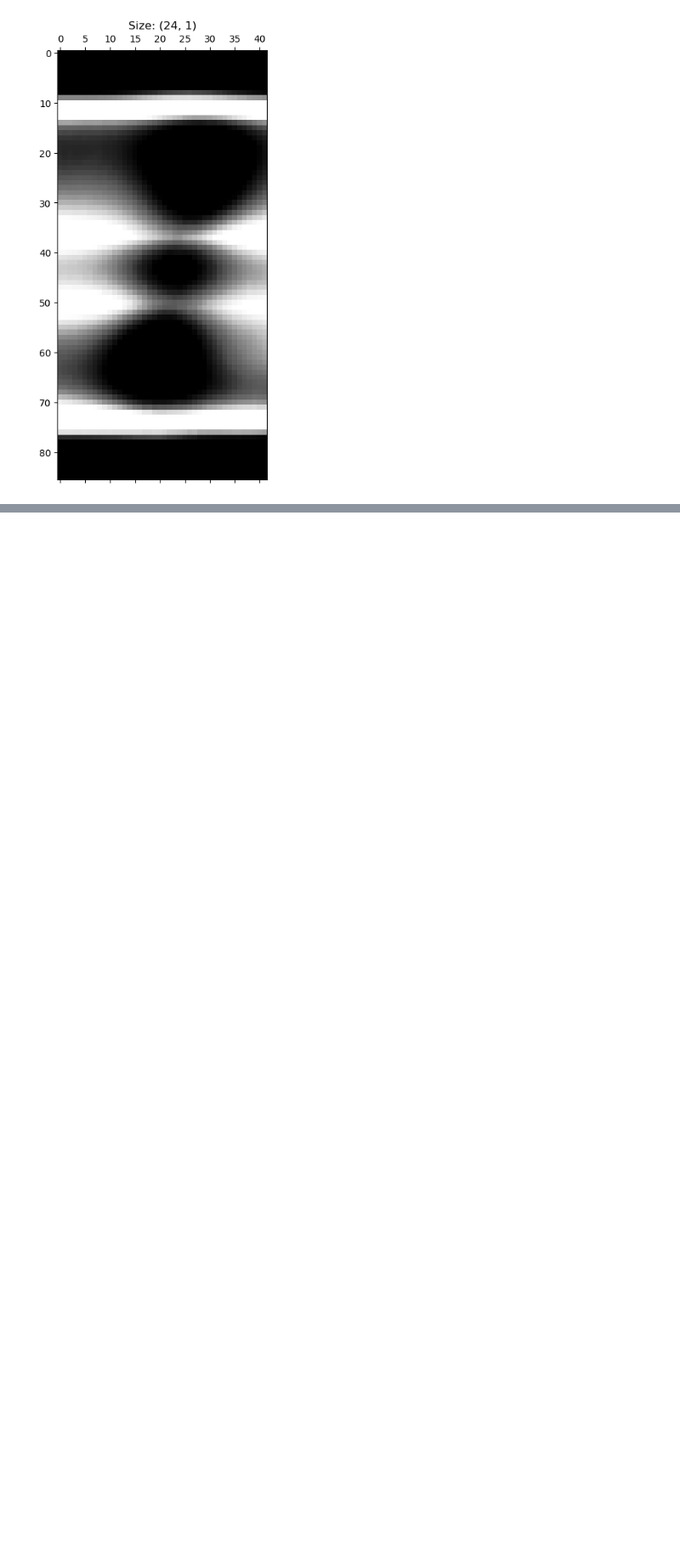
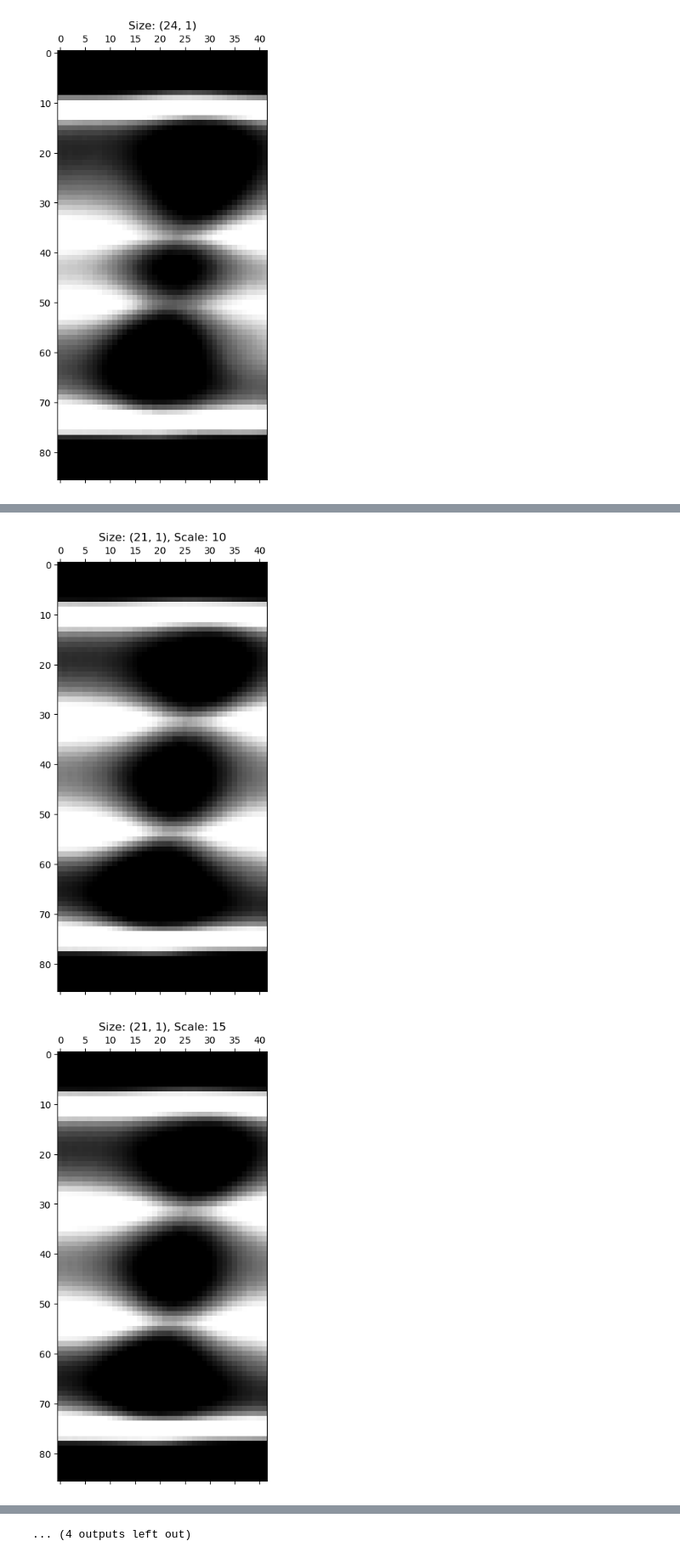
Before and after one commit to muthuganeshece/CVProjects, a Jupyter notebook: XRay/Debluring/Debluring.ipynb, the cells around one changed output, grey strips where cells are left out. Shown at 85% size. Saved outputs shown, nothing was run; the diff lists cells and outputs as text; code cells hidden in the pictures; blank space fills up the shorter version.

```diff
--- a/XRay/Debluring/Debluring.ipynb
+++ b/XRay/Debluring/Debluring.ipynb
@@ -147,0 +144,10 @@ plt.matshow(img[:,:,0], cmap='Greys_r')
+# %%
+for j in range(21,23):
+    for i in range(10, 50, 5):
+        kernel = np.ones((j,1))/(i)
+        deconvolved = restoration.richardson_lucy(img[:,:,0], kernel, 30, False)
+        plt.matshow(deconvolved, cmap='Greys_r', vmin=img[:,:,0].min(), vmax=img[:,:,0].max())
+        plt.title('Size: ' + str(kernel.shape) + ', Scale: ' + str(i))
+# %% [output]
+[figure, added]
+[figure, added]
@@ -147,0 +164 @@ plt.matshow(img[:,:,0], cmap='Greys_r')
+... (4 outputs left out)
```
Also changed, not shown: parts of 18 cells of this notebook.
